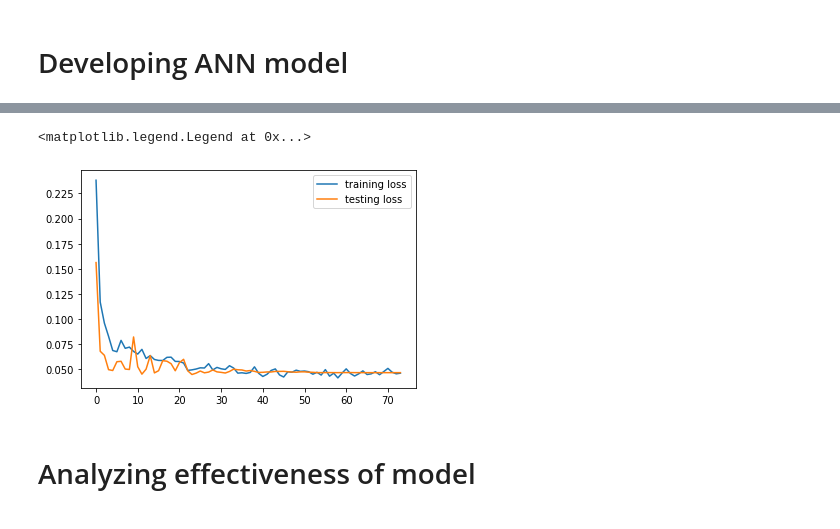
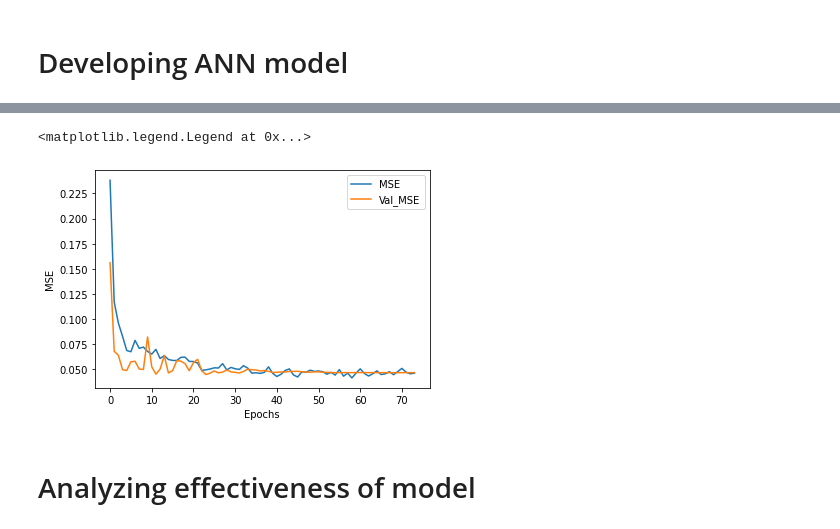
Before and after one commit to A-Wadhwani/ME597-Project, a Jupyter notebook: ANN_Model_UMass_power.ipynb, the cells around one changed output, grey strips where cells are left out. Saved outputs shown, nothing was run; the diff lists cells and outputs as text; code cells hidden in the pictures.

```diff
--- a/ANN_Model_UMass_power.ipynb
+++ b/ANN_Model_UMass_power.ipynb
@@ -133,10 +115,12 @@ Epoch 00074: early stopping
 # %%
-plt.plot(history.history['mean_squared_error'],label='training loss')
-plt.plot(history.history['val_mean_squared_error'],label='testing loss')
+plt.plot(history.history['mean_squared_error'],label='MSE')
+plt.plot(history.history['val_mean_squared_error'],label='Val_MSE')
+plt.xlabel('Epochs')
+plt.ylabel('MSE')
 plt.legend()
 # %% [output]
 <matplotlib.legend.Legend at 0x...>
-[figure, old version]
+[figure, new version]
 # %% [markdown]
 # Analyzing effectiveness of model
 # %%
```
Also changed, not shown: parts of 1 cell of this notebook.
